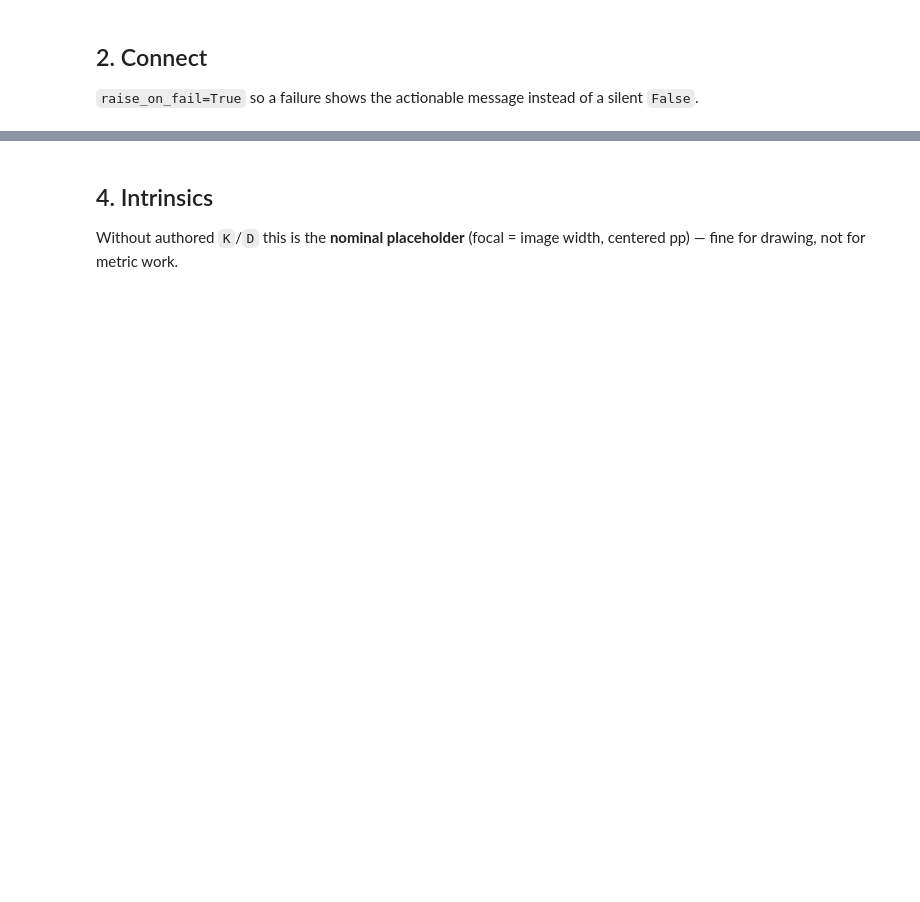
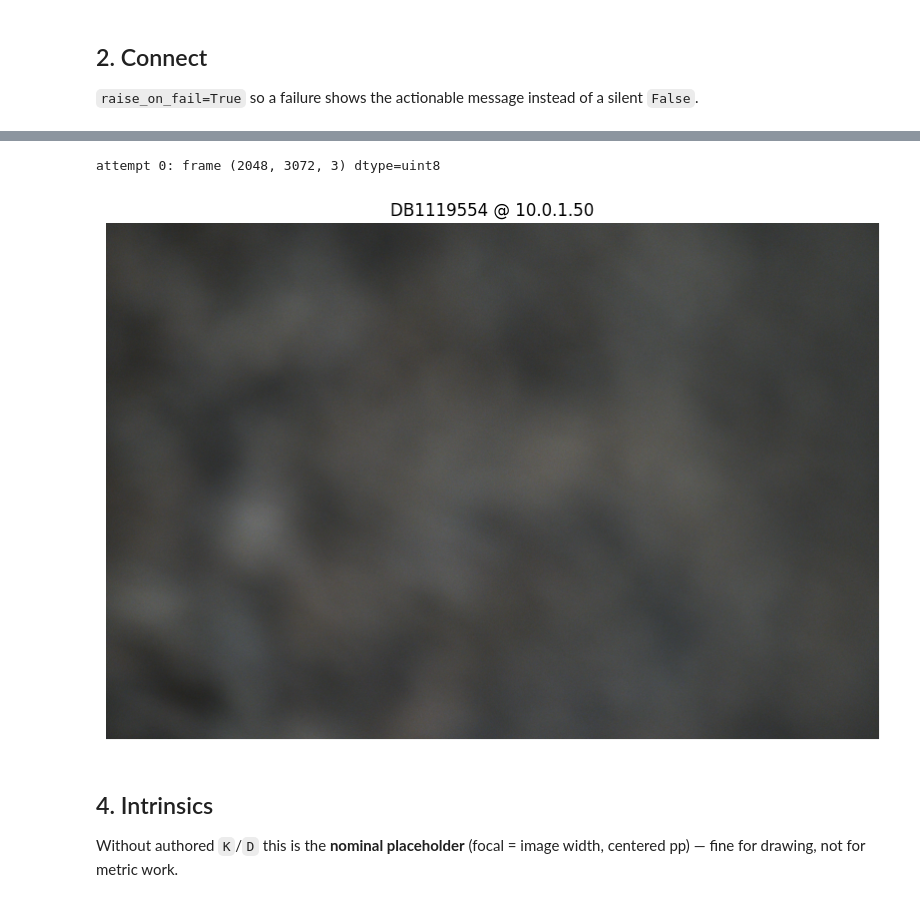
Before and after one commit to dorna-robotics/camera, a Jupyter notebook: example/hik.ipynb, the cells around one changed output, grey strips where cells are left out. Drawn from its saved outputs; the diff is of its cells as text; code cells hidden in the pictures; blank space fills up the shorter version.

```diff
--- a/example/hik.ipynb
+++ b/example/hik.ipynb
@@ -42,15 +66,27 @@ Same 9-tuple as the D405 — depth/ir slots come back `None` on this color-only
 # %%
 import cv2
 import matplotlib.pyplot as plt
 
-_, _, _, _, _, color_img, depth_int, _, ts = cam.get_all()
-print("frame:", color_img.shape, "dtype:", color_img.dtype)
+# retry until a complete frame survives the link (Wi-Fi drops frames
+# mid-assembly; each failed try already waited up to 15s internally)
+color_img = None
+for attempt in range(10):
+    try:
+        _, _, _, _, _, color_img, depth_int, _, ts = cam.get_all()
+        print(f"attempt {attempt}: frame {color_img.shape} dtype={color_img.dtype}")
+        break
+    except Exception as ex:
+        print(f"attempt {attempt}: {type(ex).__name__} — retrying")
+assert color_img is not None, "no complete frame in 10 tries — use the wired link"
 
 plt.figure(figsize=(10, 7))
 plt.imshow(cv2.cvtColor(color_img, cv2.COLOR_BGR2RGB))
 plt.title(f"{cam.serial_number} @ {cam.ip}")
 plt.axis("off")
 plt.show()
+# %% [output]
+attempt 0: frame (2048, 3072, 3) dtype=uint8
+[figure, added]
 # %% [markdown]
 ## 4. Intrinsics
 Without authored `K`/`D` this is the **nominal placeholder** (focal = image width, centered pp) — fine for drawing, not for metric work.
```
Also changed, not shown: parts of 14 cells of this notebook, 1 other file.
